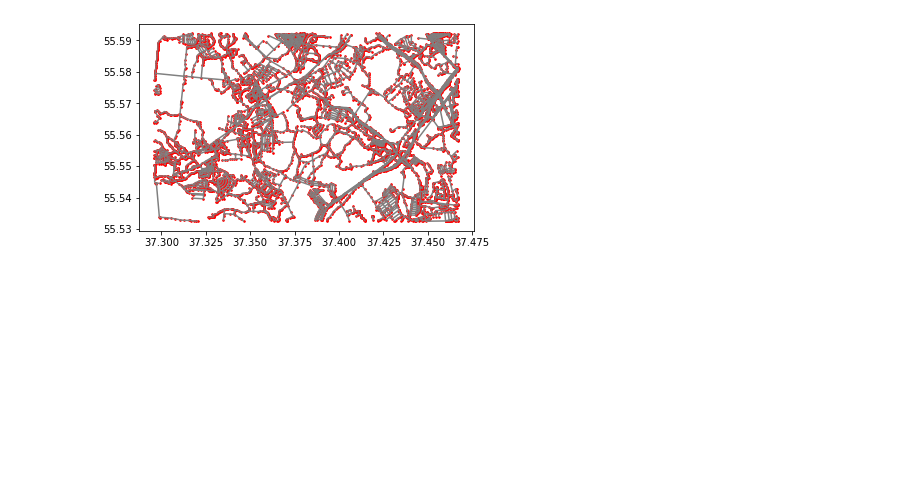
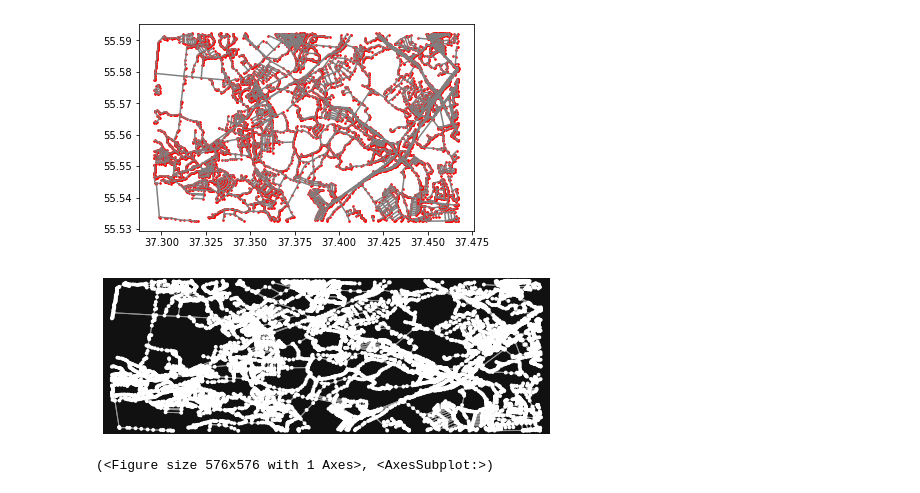
Before and after one commit to Denikozub/Offroad-routing-engine, a Jupyter notebook: Graph.ipynb, the cells around one changed output. Cells and saved outputs as stored; diff of their text form; code cells hidden in the pictures; blank space fills up the shorter version.

Commit message:
build graph

```diff
--- a/Graph.ipynb
+++ b/Graph.ipynb
@@ -170,3 +182,11 @@ ax = edges.plot(figsize=(6,6), color="gray")
 ax = nodes.plot(ax=ax, color="red", markersize=2.5)
 # %% [output]
 [figure]
+# %%
+G = osm.to_graph(nodes, edges, graph_type="networkx")
+# %%
+import osmnx as ox
+ox.plot_graph(G)
+# %% [output]
+[figure, added]
+(<Figure size 576x576 with 1 Axes>, <AxesSubplot:>)
```
Also changed, not shown: parts of 8 cells of this notebook.
